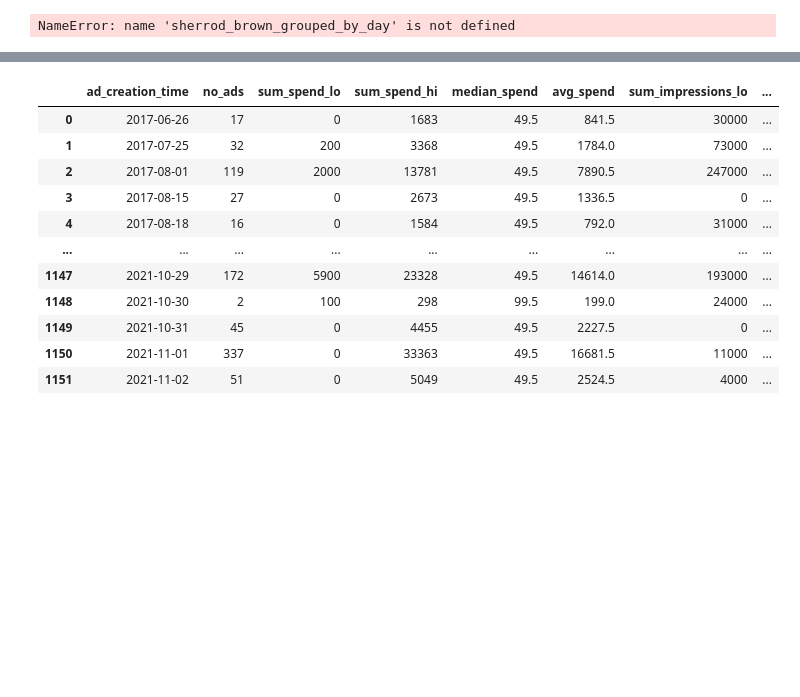
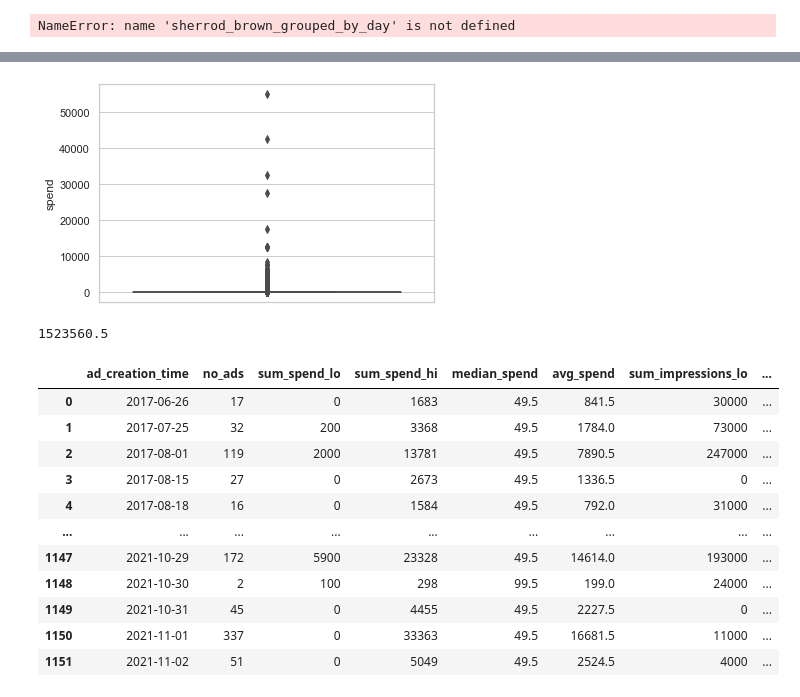
Before and after one commit to lrnz-asnprs/political-ad-api, a Jupyter notebook: notebooks/laurenz_notebook.ipynb, the cells around one changed output, grey strips where cells are left out. Saved outputs shown, nothing was run; the diff lists cells and outputs as text; code cells hidden in the pictures; blank space fills up the shorter version.

Commit message:
added boxplot comparison

```diff
--- a/notebooks/laurenz_notebook.ipynb
+++ b/notebooks/laurenz_notebook.ipynb
@@ -357,0 +362,11 @@ True
+# %%
+from nltk.tokenize import word_tokenize
+
+res = word_tokenize(big_data["ad_creative_body"][0])
+
+x = list(map(lambda x: x.lower(),res))
+
+big_data["climate?"] = big_data["ad_creative_body"].apply(lambda x: "yes" if check_for_climate_ad(str(x)) else "nope")
+# %%
+climate_ads = big_data[big_data.apply(lambda x: check_for_climate_ad(str(x["ad_creative_body"])),axis=1)]
+climate_ads
@@ -357,0 +395,5 @@ True
+# %%
+def calc_spend_per_impr(x):
+    return x.impressions/x.spend
+# %%
+climate_ads["spend_per_impr"] = climate_ads.apply(lambda x: calc_spend_per_impr(x), axis=1)
@@ -357,0 +422,7 @@ True
+# %%
+import matplotlib.pyplot as plt
+import seaborn as sns
+sns.set_theme(style="whitegrid")
+ax = sns.boxplot(y=climate_ads["spend"])
+# %% [output]
+[figure, added]
@@ -358,3 +431,7 @@ True
+# %%
+climate_ads["spend"].sum()
+# %% [output]
+1523560.5
 # %%
 big_data_democrats = big_data[big_data.page_id.isin(democrats.page_id)]
 # %%
```
Also changed, not shown: parts of 7 cells of this notebook, 4 other files.
